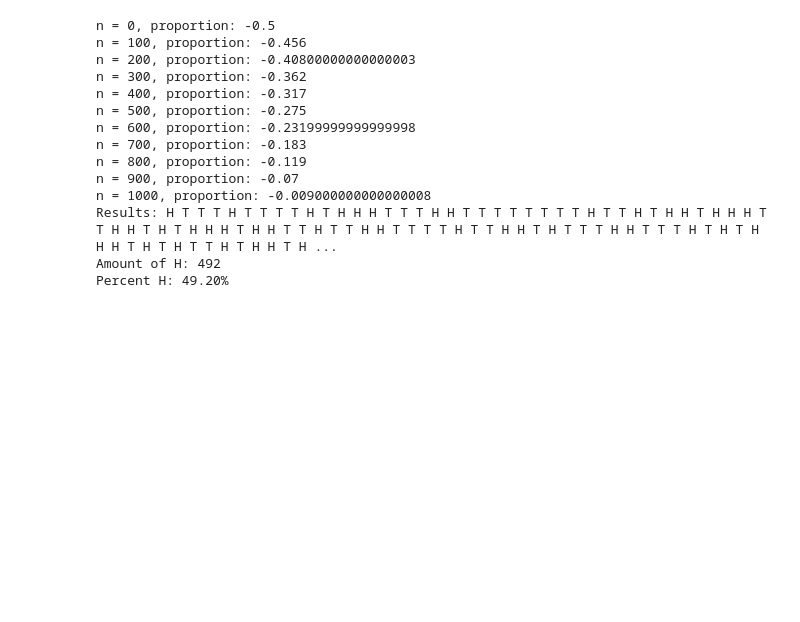
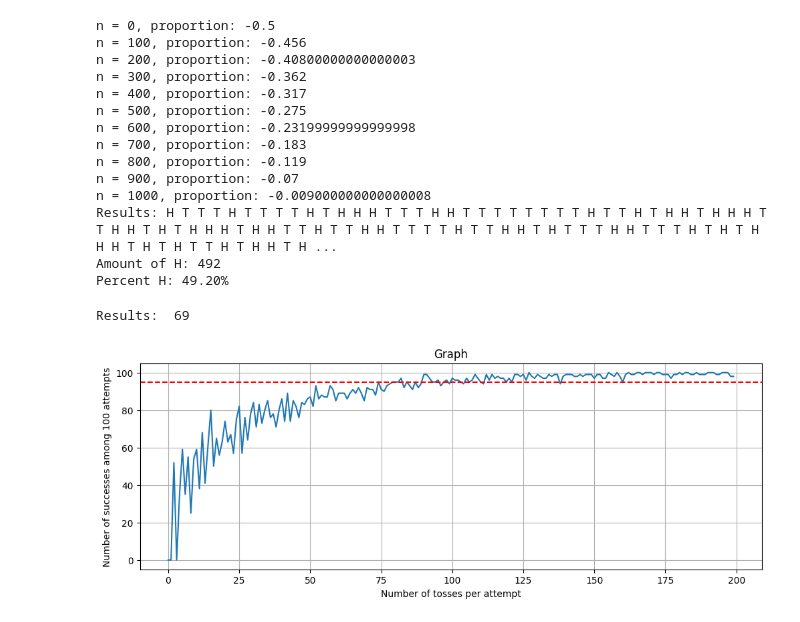
Before and after one commit to BadApproximator/probability_theory, a Jupyter notebook: simulations/Python/simulations.ipynb, the cells around one changed output. Saved outputs shown, nothing was run; the diff lists cells and outputs as text; code cells hidden in the pictures; blank space fills up the shorter version.

Commit message:
added ex 2 with graph (beauty)

```diff
--- a/simulations/Python/simulations.ipynb
+++ b/simulations/Python/simulations.ipynb
@@ -65,3 +72,46 @@ n = 1000, proportion: -0.009000000000000008
 Results: H T T T H T T T T H T H H H T T T H H T T T T T T T T H T T H T H H T H H H T T H H T H T H H H T H H T T H T T H H T T T T H T T H H T H T T T H H T T T H T H T H H H T H T H T T H T H H T H ...
 Amount of H: 492
 Percent H: 49.20%
+# %%
+# Ex. 2
+# Modify the program CoinTosses so that it tosses a coin n times and records
+# whether or not the proportion of heads is within .1 of .5 (i.e., between .4
+# and .6). Have your program repeat this experiment 100 times. About how
+# large must n be so that approximately 95 out of 100 times the proportion of
+# heads is between .4 and .6?
+
+r = 100
+n = 10
+
+heads_around_half_count = 0
+
+def TossNTimes(n):
+    results = []
+    for i in range(r):
+        array = np.random.randint(0, 2, n)
+        proportion = np.mean(array)
+        if proportion >= .4 and proportion <= 0.6:
+            results.append(1)
+        else:
+            results.append(0)
+    return np.sum(results)
+
+# Toss a coin n times
+print("Results: ", TossNTimes(n))
+# %% [output]
+Results:  69
+# %%
+import matplotlib.pyplot as plt
+x = range(0,200)
+y = [TossNTimes(i) for i in x]
+
+plt.figure(figsize=(12, 4))
+plt.title("Graph")
+plt.xlabel("Number of tosses per attempt")
+plt.ylabel("Number of successes among 100 attempts")
+plt.plot(x, y)
+plt.axhline(95, ls = 'dashed', color = 'r')
+plt.grid(True)
+plt.show()
+# %% [output]
+[figure, added]
```
Also changed, not shown: parts of 2 cells of this notebook.
